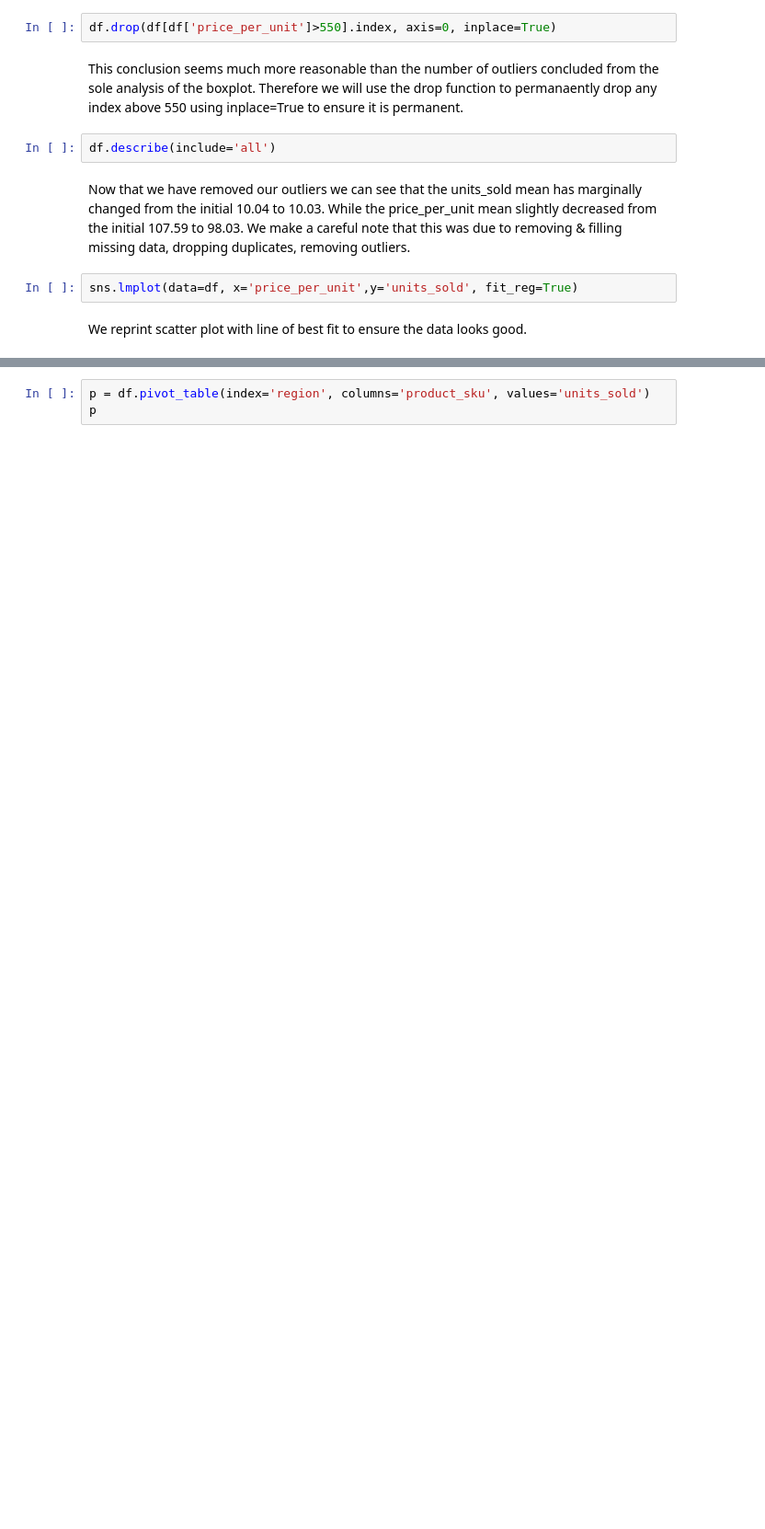
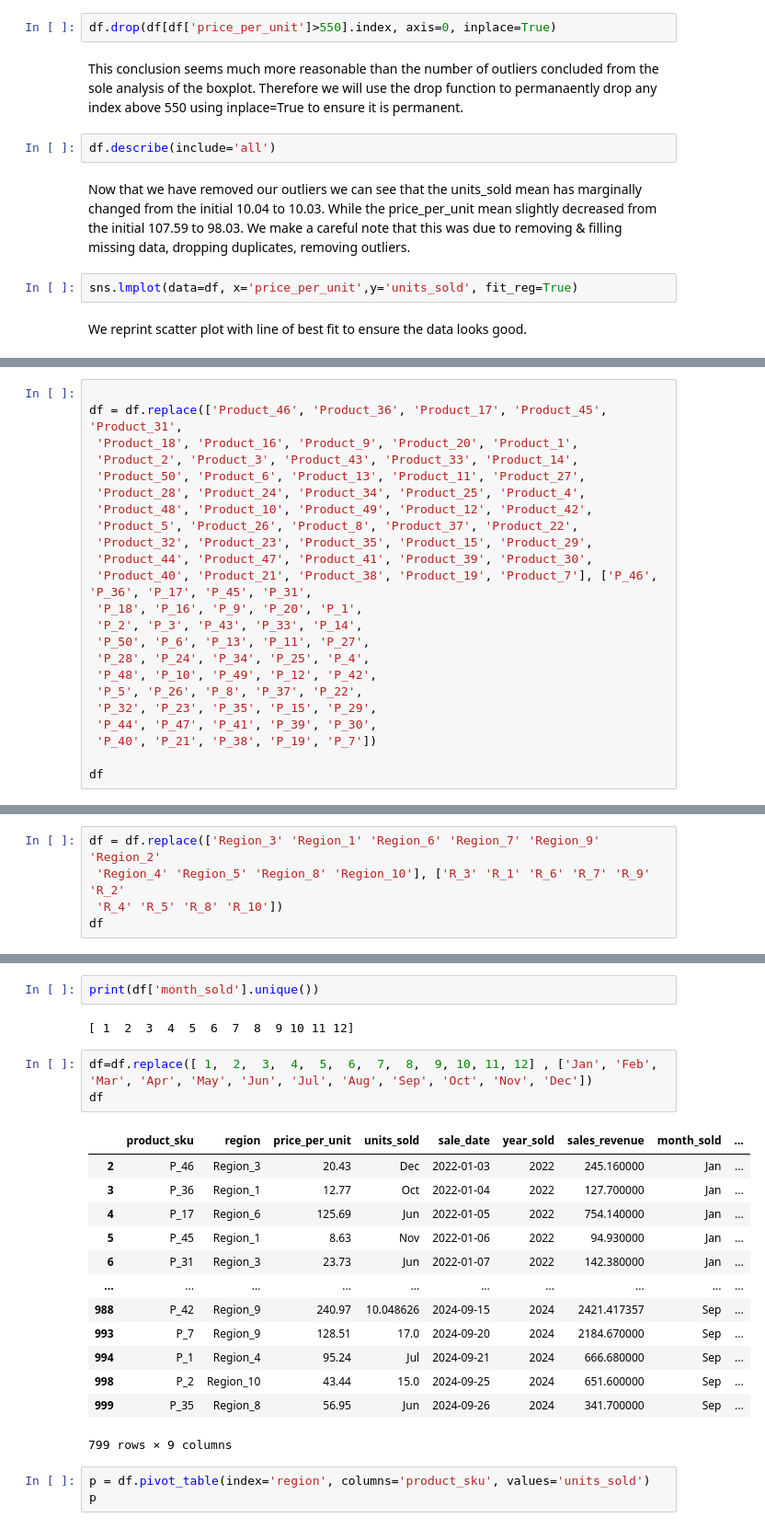
Before and after one commit to ajkam/schulich_data_science, a Jupyter notebook: Assignments/Assignment_1_v2.ipynb, the cells around one changed output, grey strips where cells are left out. Shown at 92% size. Cells and saved outputs as stored; diff of their text form; blank space fills up the shorter version.

```diff
--- a/Assignments/Assignment_1_v2.ipynb
+++ b/Assignments/Assignment_1_v2.ipynb
@@ -251,0 +254,23 @@ We reprint scatter plot with line of best fit to ensure the data looks good.
+# %%
+
+df = df.replace(['Product_46', 'Product_36', 'Product_17', 'Product_45', 'Product_31',
+ 'Product_18', 'Product_16', 'Product_9', 'Product_20', 'Product_1',
+ 'Product_2', 'Product_3', 'Product_43', 'Product_33', 'Product_14',
+ 'Product_50', 'Product_6', 'Product_13', 'Product_11', 'Product_27',
+ 'Product_28', 'Product_24', 'Product_34', 'Product_25', 'Product_4',
+ 'Product_48', 'Product_10', 'Product_49', 'Product_12', 'Product_42',
+ 'Product_5', 'Product_26', 'Product_8', 'Product_37', 'Product_22',
+ 'Product_32', 'Product_23', 'Product_35', 'Product_15', 'Product_29',
+ 'Product_44', 'Product_47', 'Product_41', 'Product_39', 'Product_30',
+ 'Product_40', 'Product_21', 'Product_38', 'Product_19', 'Product_7'], ['P_46', 'P_36', 'P_17', 'P_45', 'P_31',
+ 'P_18', 'P_16', 'P_9', 'P_20', 'P_1',
+ 'P_2', 'P_3', 'P_43', 'P_33', 'P_14',
+ 'P_50', 'P_6', 'P_13', 'P_11', 'P_27',
+ 'P_28', 'P_24', 'P_34', 'P_25', 'P_4',
+ 'P_48', 'P_10', 'P_49', 'P_12', 'P_42',
+ 'P_5', 'P_26', 'P_8', 'P_37', 'P_22',
+ 'P_32', 'P_23', 'P_35', 'P_15', 'P_29',
+ 'P_44', 'P_47', 'P_41', 'P_39', 'P_30',
+ 'P_40', 'P_21', 'P_38', 'P_19', 'P_7'])
+
+df
@@ -252,3 +282,8 @@ We reprint scatter plot with line of best fit to ensure the data looks good.
+# %%
+df = df.replace(['Region_3' 'Region_1' 'Region_6' 'Region_7' 'Region_9' 'Region_2'
+ 'Region_4' 'Region_5' 'Region_8' 'Region_10'], ['R_3' 'R_1' 'R_6' 'R_7' 'R_9' 'R_2'
+ 'R_4' 'R_5' 'R_8' 'R_10'])
+df
 # %%
 df['year_sold'] = pd.DatetimeIndex(df['sale_date']).year
 df['month_sold'] = pd.DatetimeIndex(df['sale_date']).month
@@ -258,3 +307,24 @@ df
+# %%
+print(df['month_sold'].unique())
+# %% [output]
+[ 1  2  3  4  5  6  7  8  9 10 11 12]
+# %%
+df=df.replace([ 1,  2,  3,  4,  5,  6,  7,  8,  9, 10, 11, 12] , ['Jan', 'Feb', 'Mar', 'Apr', 'May', 'Jun', 'Jul', 'Aug', 'Sep', 'Oct', 'Nov', 'Dec'])
+df
+# %% [output]
+|  | product_sku | region | price_per_unit | units_sold | sale_date | year_sold | sales_revenue | month_sold | ... |
+| 2 | P_46 | Region_3 | 20.43 | Dec | 2022-01-03 | 2022 | 245.160000 | Jan | ... |
+| 3 | P_36 | Region_1 | 12.77 | Oct | 2022-01-04 | 2022 | 127.700000 | Jan | ... |
+| 4 | P_17 | Region_6 | 125.69 | Jun | 2022-01-05 | 2022 | 754.140000 | Jan | ... |
+| 5 | P_45 | Region_1 | 8.63 | Nov | 2022-01-06 | 2022 | 94.930000 | Jan | ... |
+| 6 | P_31 | Region_3 | 23.73 | Jun | 2022-01-07 | 2022 | 142.380000 | Jan | ... |
+| ... | ... | ... | ... | ... | ... | ... | ... | ... | ... |
+| 988 | P_42 | Region_9 | 240.97 | 10.048626 | 2024-09-15 | 2024 | 2421.417357 | Sep | ... |
+| 993 | P_7 | Region_9 | 128.51 | 17.0 | 2024-09-20 | 2024 | 2184.670000 | Sep | ... |
+| 994 | P_1 | Region_4 | 95.24 | Jul | 2024-09-21 | 2024 | 666.680000 | Sep | ... |
+| 998 | P_2 | Region_10 | 43.44 | 15.0 | 2024-09-25 | 2024 | 651.600000 | Sep | ... |
+| 999 | P_35 | Region_8 | 56.95 | Jun | 2024-09-26 | 2024 | 341.700000 | Sep | ... |
+799 rows × 9 columns
 # %%
 p = df.pivot_table(index='region', columns='product_sku', values='units_sold')
 p
```
Also changed, not shown: parts of 6 cells of this notebook.
